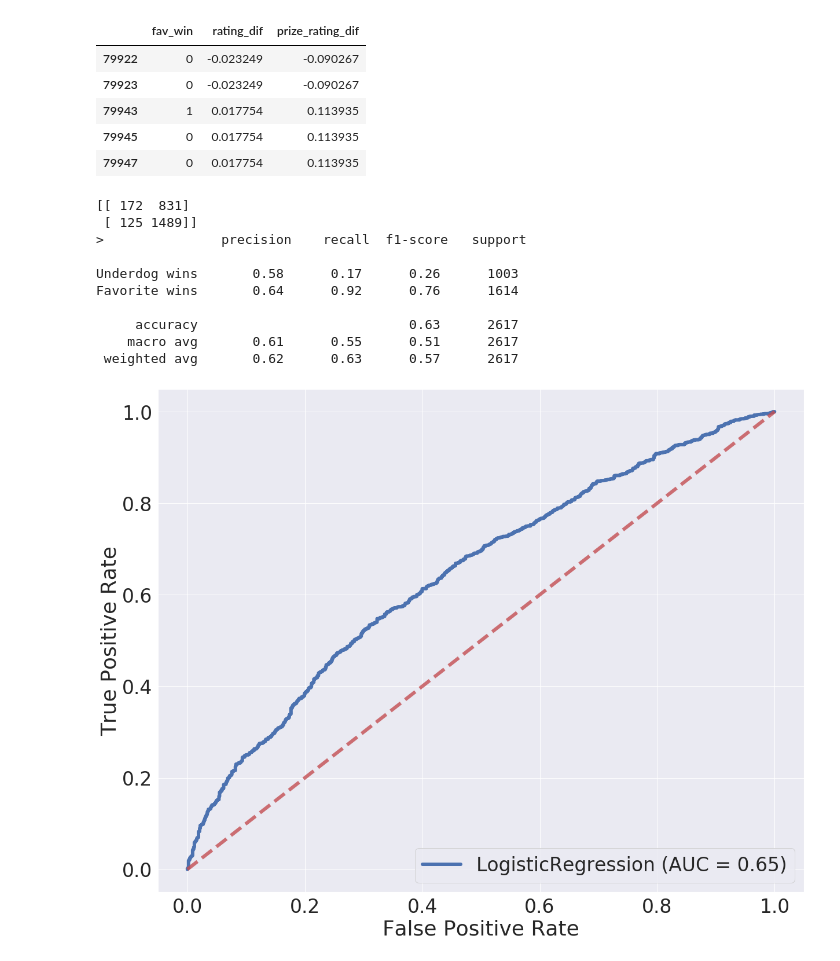
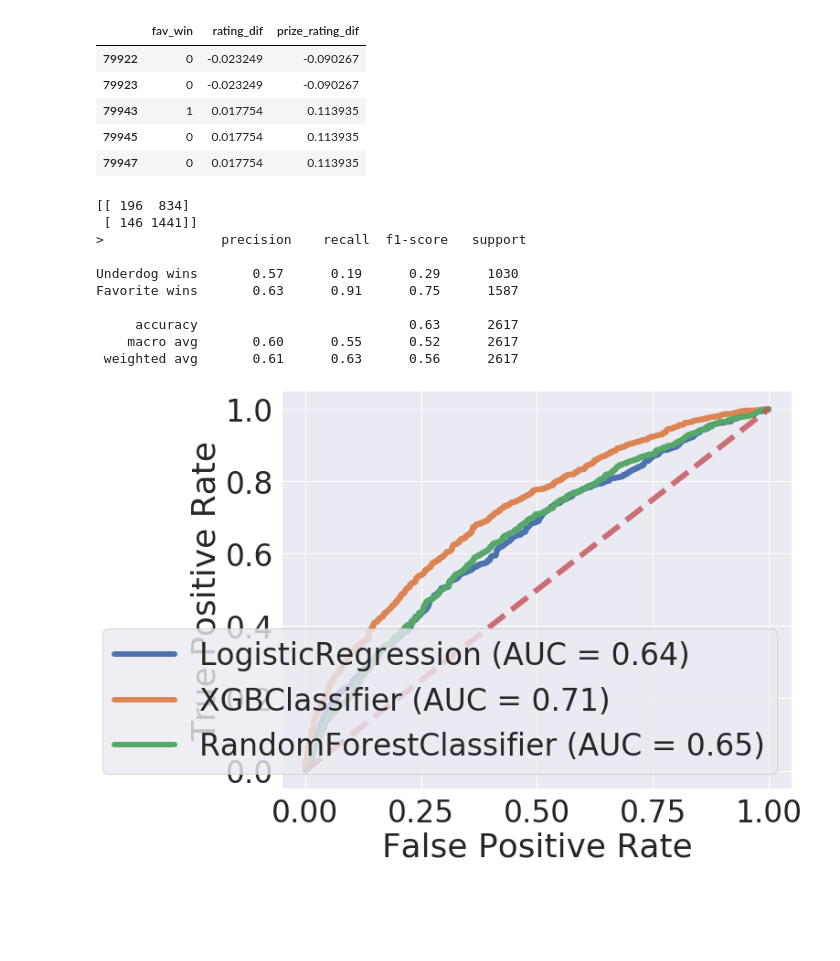
Before and after one commit to emmanuel-garza/insight-csgo, a Jupyter notebook: models/logistic_reg.ipynb, the cells around one changed output. Drawn from its saved outputs; the diff is of its cells as text; code cells hidden in the pictures; blank space fills up the shorter version.

Commit message:
Implemented GBoost and Random Forest

```diff
--- a/models/logistic_reg.ipynb
+++ b/models/logistic_reg.ipynb
@@ -286,0 +592,13 @@ Favorite wins       0.64      0.93      0.76      1610
+# %%
+# Divide data set into training and testing sets
+X_train, X_test, y_train, y_test = train_test_split(df_tmp.drop(['fav_win'],axis=1),df_tmp['fav_win'], test_size=0.25)
+
+clf = RandomForestClassifier(n_estimators=20,max_depth=10, random_state=1,bootstrap=True)
+clf.fit(X_train, y_train)
+#RandomForestClassifier(max_depth=2, random_state=0)
+
+
+# Now we use the testing data set to make predictions and evaluate the model's performance
+predictions = clf.predict(X_test)
+
+print('>'+classification_report(y_test,predictions,target_names=['Underdog wins','Favorite wins']))
@@ -299,35 +626,39 @@ df_tmp.head()
 # %%
 # Test with different tresholds
 y_scores = logmodel.predict_proba(X_test)[:,1]
 predictions = (y_scores > 0.5) *1
 #print(predictions)
 
 c_mat = confusion_matrix(y_test, predictions)
 print( c_mat )
 
 print('>'+classification_report(y_test,predictions,target_names=['Underdog wins','Favorite wins']))
 roc_auc_score(y_test, y_scores)
 
 sns.set_style("whitegrid")
 sns.set(font_scale=3)
 
-plt.figure(figsize=(20,16));
+plt.figure(figsize=(10,8));
 ax = plt.axes()
 plot_roc_curve(logmodel, X_test, y_test, ax=ax, lw=6)  # doctest: +SKIP
+
+plot_roc_curve(model, X_test, y_test, ax=ax, lw=6)  # doctest: +SKIP
+
+plot_roc_curve(clf, X_test, y_test, ax=ax, lw=6)  # doctest: +SKIP
 
 ax.plot([0, 1], [0, 1], linestyle='--', lw=6, color='r',
         label='Chance', alpha=.8 )
 
 plt.show()
 # %% [output]
-[[ 172  831]
- [ 125 1489]]
+[[ 196  834]
+ [ 146 1441]]
 >               precision    recall  f1-score   support
 
-Underdog wins       0.58      0.17      0.26      1003
-Favorite wins       0.64      0.92      0.76      1614
+Underdog wins       0.57      0.19      0.29      1030
+Favorite wins       0.63      0.91      0.75      1587
 
      accuracy                           0.63      2617
-    macro avg       0.61      0.55      0.51      2617
- weighted avg       0.62      0.63      0.57      2617
+    macro avg       0.60      0.55      0.52      2617
+ weighted avg       0.61      0.63      0.56      2617
-[figure, old version]
+[figure, new version]
```
Also changed, not shown: parts of 17 cells of this notebook.
